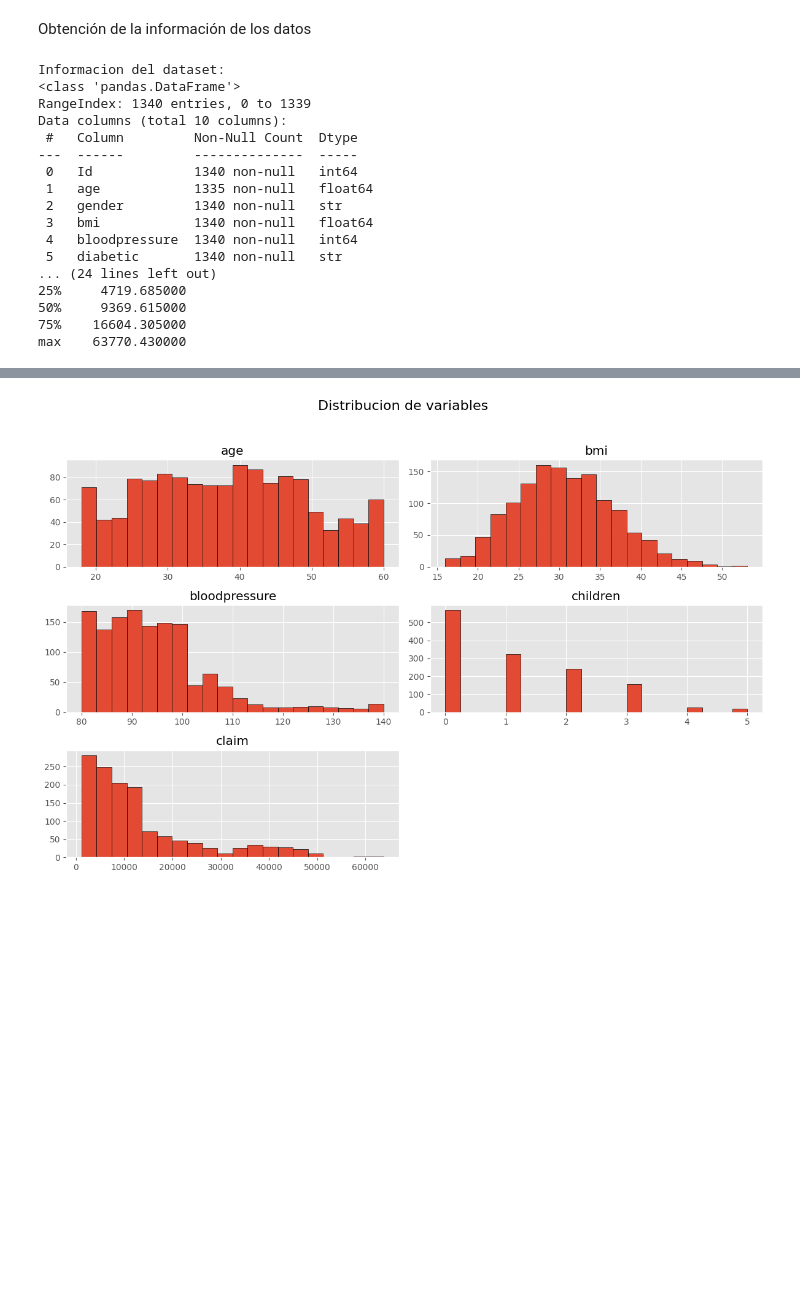
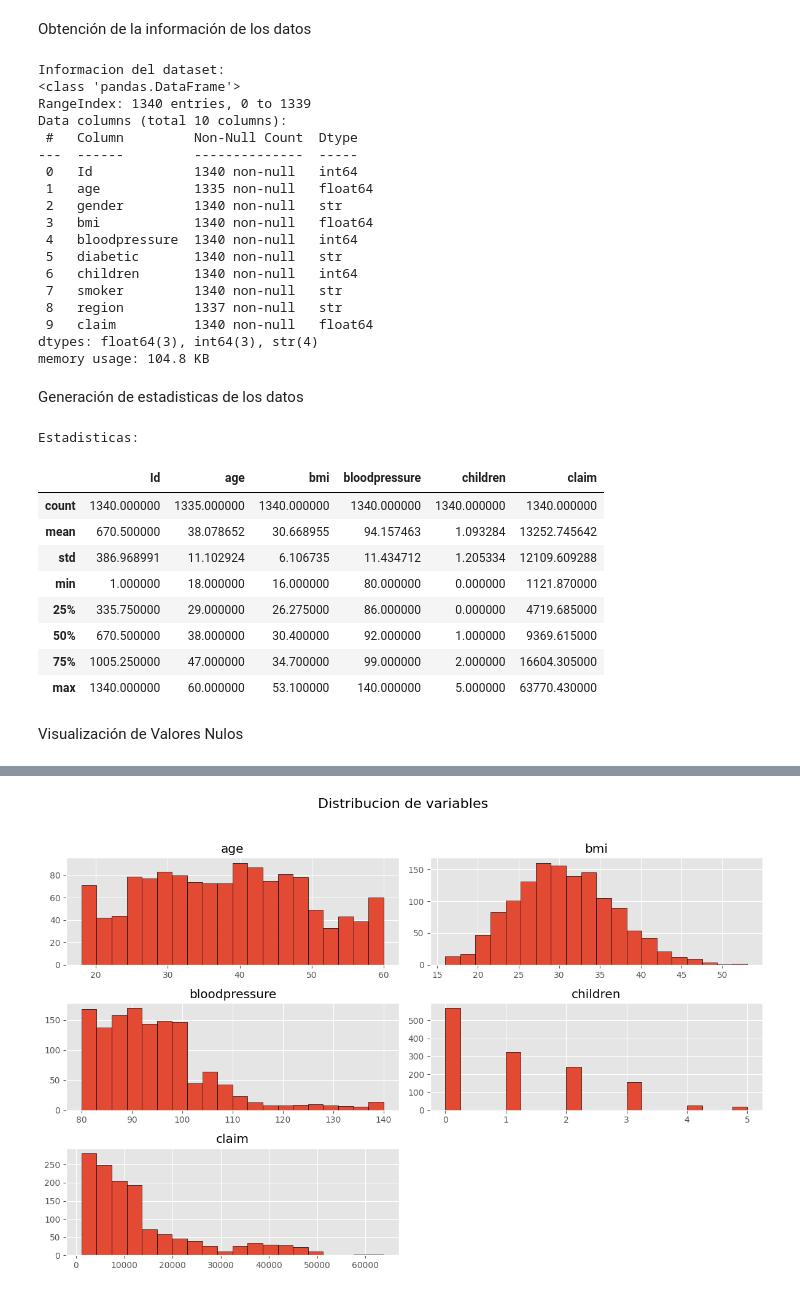
Before and after one commit to valenCastellanos25/issurance_analysis_model, a Jupyter notebook: analysis_model.ipynb, the cells around one changed output, grey strips where cells are left out. Saved outputs shown, nothing was run; the diff lists cells and outputs as text; code cells hidden in the pictures; blank space fills up the shorter version.

Commit message:
Agregacion de la lectura y generación de datos

```diff
--- a/analysis_model.ipynb
+++ b/analysis_model.ipynb
@@ -33,10 +33,7 @@ Primeras filas del dataset:
 Obtención de la información de los datos
 # %%
 print("\nInformacion del dataset:")
-print(df.info())
-
-print("\nEstadisticas:")
-print(df.describe())
+df.info()
 # %% [output]
 Informacion del dataset:
 <class 'pandas.DataFrame'>
@@ -50,8 +47,27 @@ Data columns (total 10 columns):
  3   bmi            1340 non-null   float64
  4   bloodpressure  1340 non-null   int64
  5   diabetic       1340 non-null   str
-... (24 lines left out)
-25%     4719.685000
-50%     9369.615000
-75%    16604.305000
-max    63770.430000
+ 6   children       1340 non-null   int64
+ 7   smoker         1340 non-null   str
+ 8   region         1337 non-null   str
+ 9   claim          1340 non-null   float64
+dtypes: float64(3), int64(3), str(4)
+memory usage: 104.8 KB
+# %% [markdown]
+Generación de estadisticas de los datos
+# %%
+print("\nEstadisticas:")
+df.describe()
+# %% [output]
+Estadisticas:
+|  | Id | age | bmi | bloodpressure | children | claim |
+| count | 1340.000000 | 1335.000000 | 1340.000000 | 1340.000000 | 1340.000000 | 1340.000000 |
+| mean | 670.500000 | 38.078652 | 30.668955 | 94.157463 | 1.093284 | 13252.745642 |
+| std | 386.968991 | 11.102924 | 6.106735 | 11.434712 | 1.205334 | 12109.609288 |
+| min | 1.000000 | 18.000000 | 16.000000 | 80.000000 | 0.000000 | 1121.870000 |
+| 25% | 335.750000 | 29.000000 | 26.275000 | 86.000000 | 0.000000 | 4719.685000 |
+| 50% | 670.500000 | 38.000000 | 30.400000 | 92.000000 | 1.000000 | 9369.615000 |
+| 75% | 1005.250000 | 47.000000 | 34.700000 | 99.000000 | 2.000000 | 16604.305000 |
+| max | 1340.000000 | 60.000000 | 53.100000 | 140.000000 | 5.000000 | 63770.430000 |
+# %% [markdown]
+Visualización de Valores Nulos
```
Also changed, not shown: parts of 3 cells of this notebook, 1 other file.
